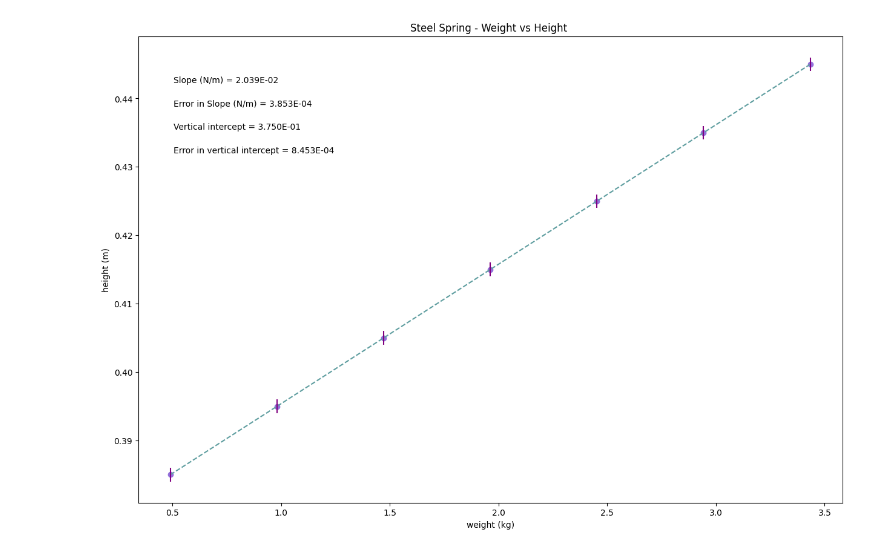
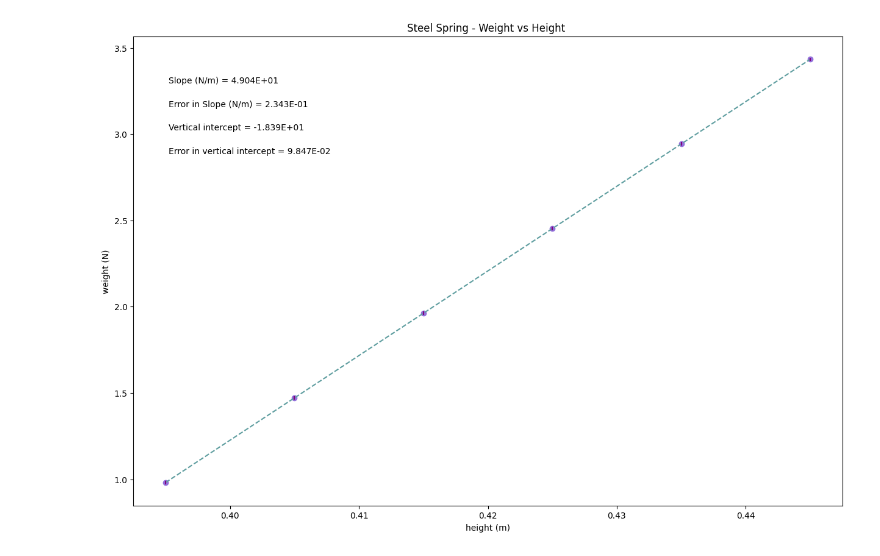
Before and after one commit to lillydragge/LabProjects, a Jupyter notebook: PHSXlab_hooke's_law2.ipynb, the cells around one changed output. Drawn from its saved outputs; the diff is of its cells as text; code cells hidden in the pictures.

```diff
--- a/PHSXlab_hooke's_law2.ipynb
+++ b/PHSXlab_hooke's_law2.ipynb
@@ -19,27 +19,27 @@ import matplotlib.pyplot as plt
 #variable names should start with a letter and must contain only letters, numbers, and underscores
 
 
-weight = np.array([0.491, 0.981, 1.472, 1.962, 2.453, 2.943, 3.434])
+height = np.array([0.395, 0.405, 0.415, 0.425, 0.435, 0.445])
 
-height = np.array([0.385, 0.395, 0.405, 0.415, 0.425, 0.435, 0.445])
+weight = np.array([0.981, 1.472, 1.962, 2.453, 2.943, 3.433])
 
-height_uncertainty = np.array([0.001, 0.001, 0.001, 0.001, 0.001, 0.001, 0.001])
+weight_uncertainty = np.array([0.0098, 0.0098, 0.0098, 0.0098, 0.0098, 0.0098])
 
 
 
 #Re-assign variables as x, y, dy so that the remaining plotting code may remain generic
 #UPDATE VARIABLE NAMES (ON RHS OF EACH EQUAL SIGN) TO MATCH VARIABLE NAMES FOR DATA ABOVE
 
-x = weight             #this should be the array you want to plot on the x axis
-y = height             #this should be the array you want to plot on the y axis
-dy = height_uncertainty        #this should be your error in y array
+x = height             #this should be the array you want to plot on the x axis
+y = weight             #this should be the array you want to plot on the y axis
+dy = weight_uncertainty        #this should be your error in y array
 
 
 #UPDATE EACH OF THESE 4 STRINGS FOR YOUR PLOT LABELS AS YOU WANT THEM TO APPEAR
 
 plot_title= 'Steel Spring - Weight vs Height '
-x_label= 'weight (kg)'
-y_label= 'height (m)'
+x_label= 'height (m)'
+y_label= 'weight (N)'
 slope_units= 'N/m'
 
 #UPDATE ANNOTATION PLACEMENT SO IT'S OUT OF WAY OF PLOTTED DATA AND BEST FIT LINE
@@ -92,31 +92,31 @@ elif annotation_placement==3 or annotation_placement==4:
 #Don't need to change anything in this section!
 
 #Plot data on graph. Plot error bars and place values for slope,
 #error in slope, and vertical intercept (plus error) on the plot using "annotate"
 
 plt.figure(figsize=(15,10))
 
 plt.plot(x, fit, color='cadetblue', linestyle='--')
 plt.scatter(x, y, color='mediumpurple', marker='o')
 
 plt.xlabel(x_label)
 plt.ylabel(y_label)
 plt.title(plot_title)
 
 plt.errorbar(x, y, yerr=dy, xerr=None, fmt="none", color= 'purple') #don't need to plot x error bars
 
 plt.annotate('Slope ({}) = {value:.{digits}E}'.format(slope_units,value=m, digits=3),
              (xpos, ypos[0]), xycoords='axes fraction')
 
 plt.annotate('Error in Slope ({}) = {value:.{digits}E}'.format(slope_units,value=dm, digits=3),
              (xpos, ypos[1]), xycoords='axes fraction')
 
 plt.annotate('Vertical intercept = {value:.{digits}E}'.format(value=b, digits=3),
              (xpos, ypos[2]), xycoords='axes fraction')
 
 plt.annotate('Error in vertical intercept = {value:.{digits}E}'.format(value=db, digits=3),
              (xpos, ypos[3]), xycoords='axes fraction')
 
 plt.show()
 # %% [output]
-[figure, old version]
+[figure, new version]
```
